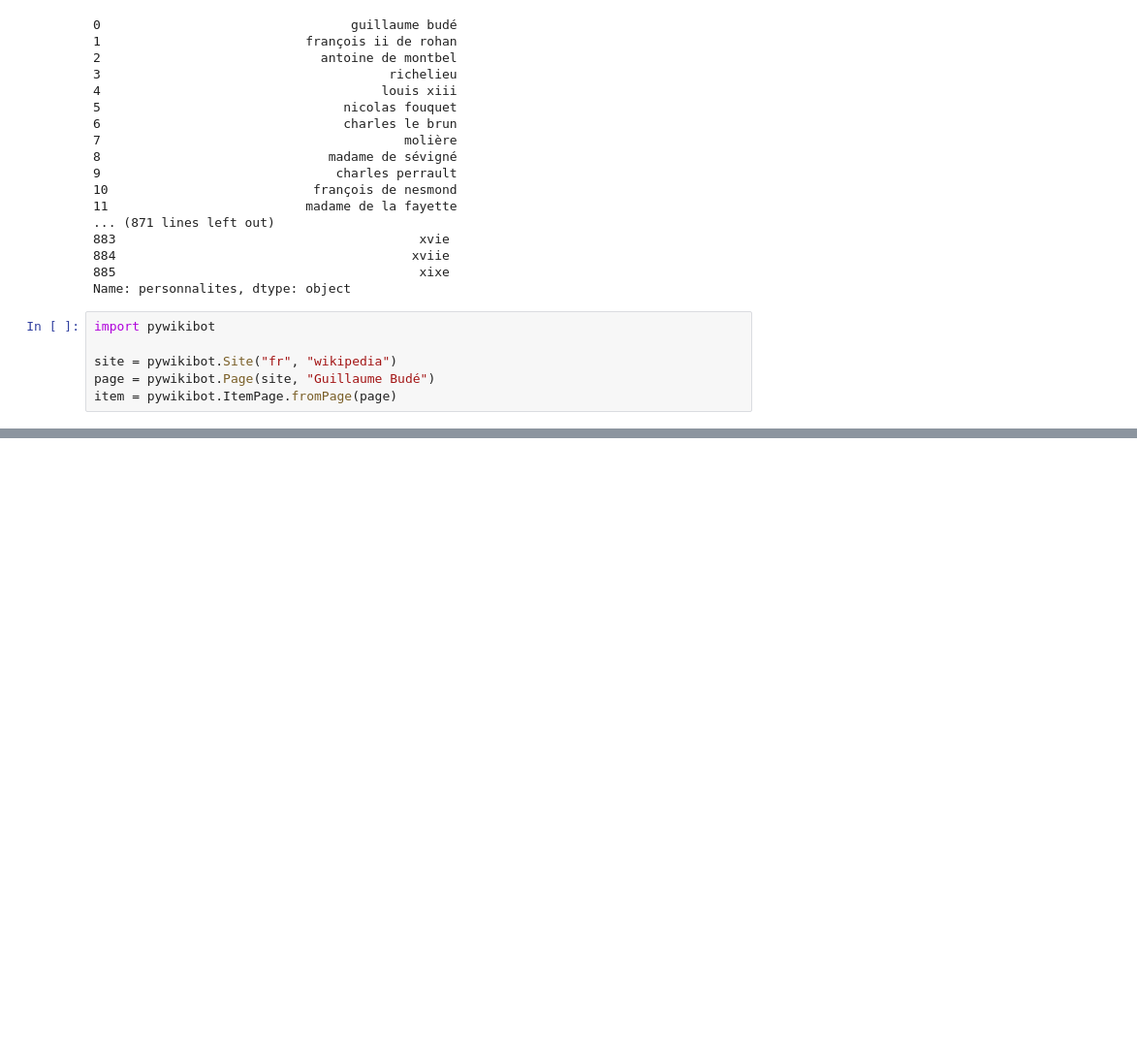
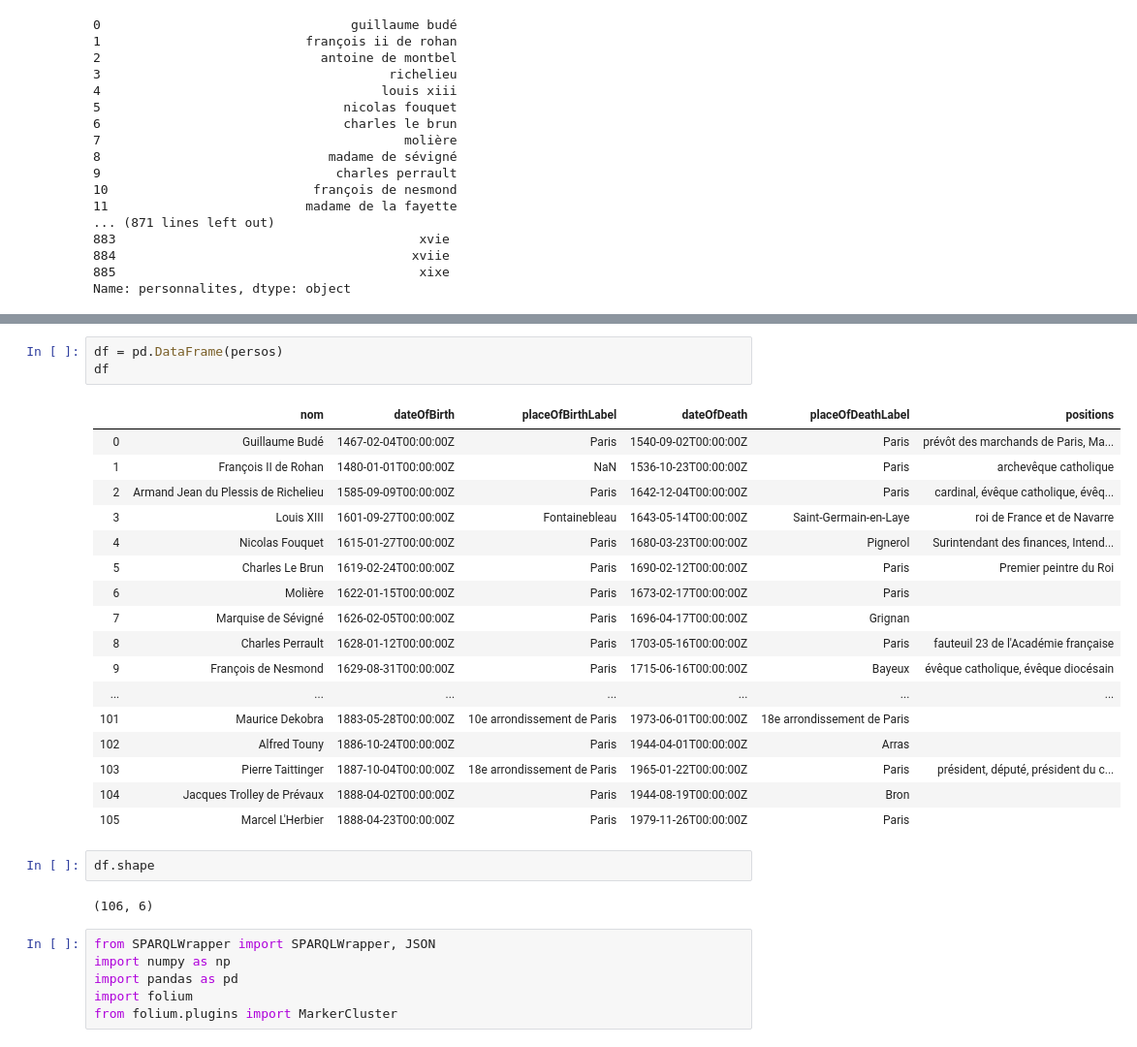
Before and after one commit to oursbrindille/points-interets-parisiens, a Jupyter notebook: parse-persos.ipynb, the cells around one changed output, grey strips where cells are left out. Shown at 97% size. Saved outputs shown, nothing was run; the diff lists cells and outputs as text; blank space fills up the shorter version.

Commit message:
Add SPARQL Request to get parisians characters

```diff
--- a/parse-persos.ipynb
+++ b/parse-persos.ipynb
@@ -101,9 +101,3 @@ s
 884                                       xviie
 885                                        xixe
 Name: personnalites, dtype: object
-# %%
-import pywikibot
-
-site = pywikibot.Site("fr", "wikipedia")
-page = pywikibot.Page(site, "Guillaume Budé")
-item = pywikibot.ItemPage.fromPage(page)
@@ -179,0 +228,31 @@ LIMIT 1
+# %%
+df = pd.DataFrame(persos)
+df
+# %% [output]
+|  | nom | dateOfBirth | placeOfBirthLabel | dateOfDeath | placeOfDeathLabel | positions |
+| 0 | Guillaume Budé | 1467-02-04T00:00:00Z | Paris | 1540-09-02T00:00:00Z | Paris | prévôt des marchands de Paris, Ma... |
+| 1 | François II de Rohan | 1480-01-01T00:00:00Z | NaN | 1536-10-23T00:00:00Z | Paris | archevêque catholique |
+| 2 | Armand Jean du Plessis de Richelieu | 1585-09-09T00:00:00Z | Paris | 1642-12-04T00:00:00Z | Paris | cardinal, évêque catholique, évêq... |
+| 3 | Louis XIII | 1601-09-27T00:00:00Z | Fontainebleau | 1643-05-14T00:00:00Z | Saint-Germain-en-Laye | roi de France et de Navarre |
+| 4 | Nicolas Fouquet | 1615-01-27T00:00:00Z | Paris | 1680-03-23T00:00:00Z | Pignerol | Surintendant des finances, Intend... |
+| 5 | Charles Le Brun | 1619-02-24T00:00:00Z | Paris | 1690-02-12T00:00:00Z | Paris | Premier peintre du Roi |
+| 6 | Molière | 1622-01-15T00:00:00Z | Paris | 1673-02-17T00:00:00Z | Paris |  |
+| 7 | Marquise de Sévigné | 1626-02-05T00:00:00Z | Paris | 1696-04-17T00:00:00Z | Grignan |  |
+| 8 | Charles Perrault | 1628-01-12T00:00:00Z | Paris | 1703-05-16T00:00:00Z | Paris | fauteuil 23 de l'Académie française |
+| 9 | François de Nesmond | 1629-08-31T00:00:00Z | Paris | 1715-06-16T00:00:00Z | Bayeux | évêque catholique, évêque diocésain |
+| ... | ... | ... | ... | ... | ... | ... |
+| 101 | Maurice Dekobra | 1883-05-28T00:00:00Z | 10e arrondissement de Paris | 1973-06-01T00:00:00Z | 18e arrondissement de Paris |  |
+| 102 | Alfred Touny | 1886-10-24T00:00:00Z | Paris | 1944-04-01T00:00:00Z | Arras |  |
+| 103 | Pierre Taittinger | 1887-10-04T00:00:00Z | 18e arrondissement de Paris | 1965-01-22T00:00:00Z | Paris | président, député, président du c... |
+| 104 | Jacques Trolley de Prévaux | 1888-04-02T00:00:00Z | Paris | 1944-08-19T00:00:00Z | Bron |  |
+| 105 | Marcel L'Herbier | 1888-04-23T00:00:00Z | Paris | 1979-11-26T00:00:00Z | Paris |  |
+# %%
+df.shape
+# %% [output]
+(106, 6)
+# %%
+from SPARQLWrapper import SPARQLWrapper, JSON
+import numpy as np
+import pandas as pd
+import folium
+from folium.plugins import MarkerCluster
```
Also changed, not shown: parts of 10 cells of this notebook.
